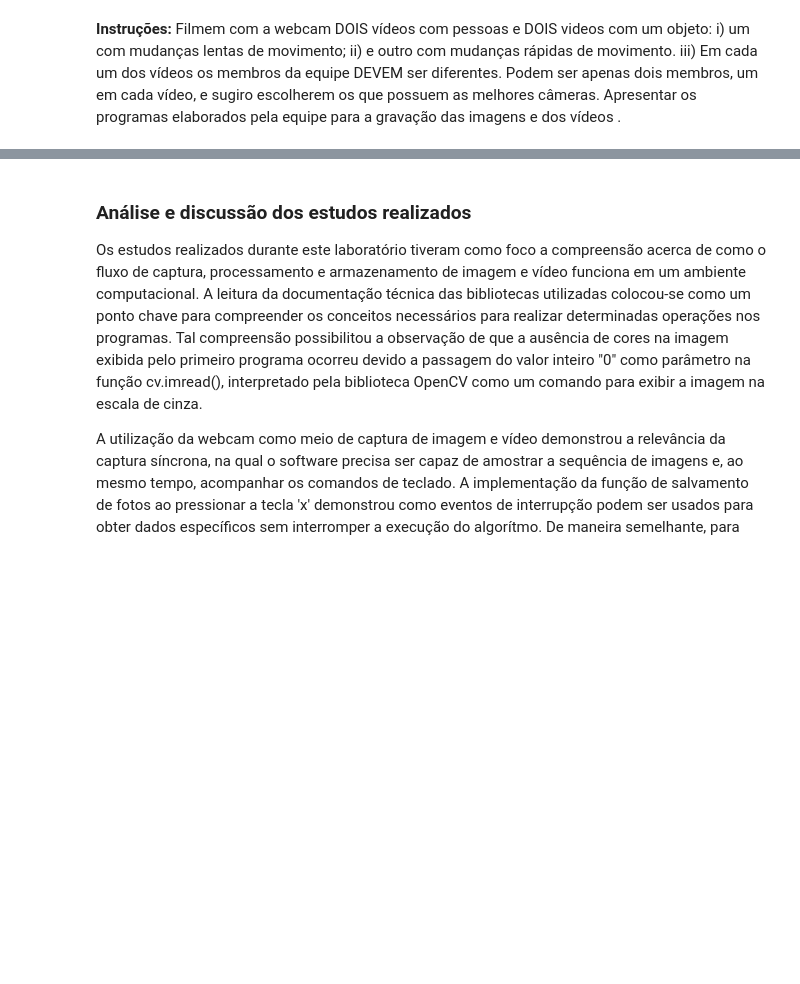
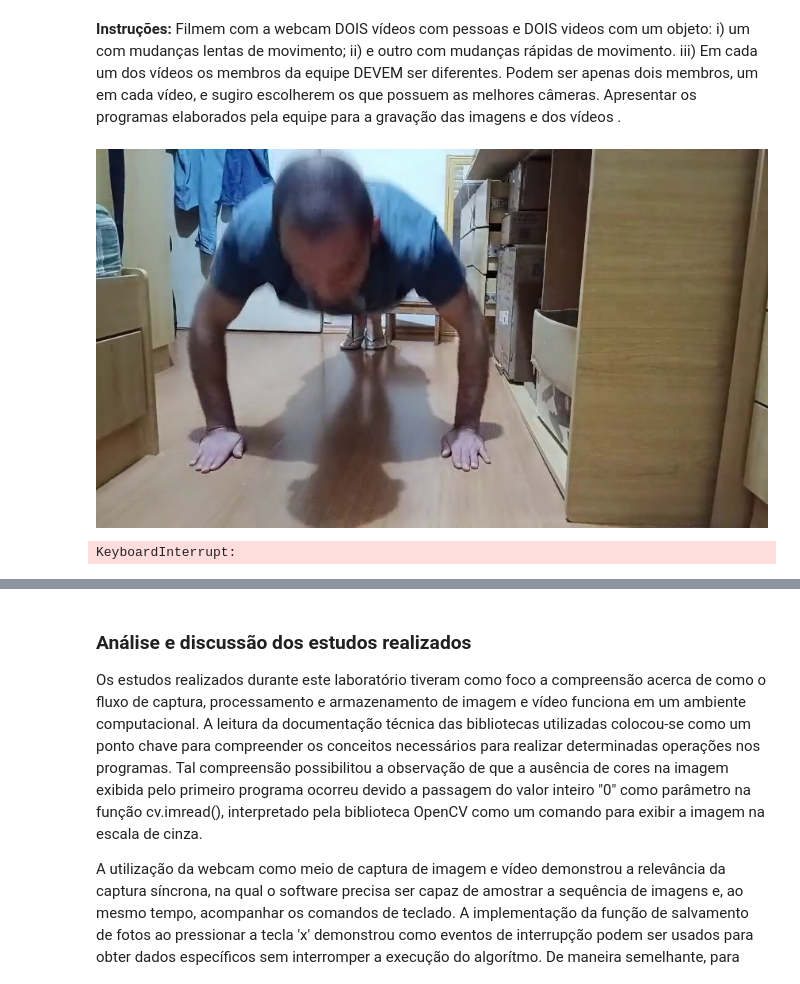
Before and after one commit to MatheusMoselli/image-processing-ufabc-lab2, a Jupyter notebook: Lab2.ipynb, the cells around one changed output, grey strips where cells are left out. Cells and saved outputs as stored; diff of their text form; code cells hidden in the pictures; blank space fills up the shorter version.

Commit message:
feat: add pessoa_rapido video, implement method to display videos

```diff
--- a/Lab2.ipynb
+++ b/Lab2.ipynb
@@ -276,3 +276,33 @@ iii) Em cada um dos vídeos os membros da equipe DEVEM ser diferentes. Podem ser
 dois membros, um em cada vídeo, e sugiro escolherem os que possuem as melhores
 câmeras.
 Apresentar os programas elaborados pela equipe para a gravação das imagens e dos vídeos .
+# %%
+##Exibição vídeos rápidos
+
+import cv2
+import time
+from IPython.display import display, clear_output, Image
+
+cap = cv2.VideoCapture('videos_coletados/pessoa_rapido.avi')
+fps = cap.get(cv2.CAP_PROP_FPS) or 30
+espera = 1 / fps
+
+try:
+    while cap.isOpened():
+        t_inicio = time.time()
+        ret, frame = cap.read()
+        if not ret: break
+
+        _, buffer = cv2.imencode('.jpg', frame)
+
+        clear_output(wait=True)
+        display(Image(data=buffer))
+
+        t_passado = time.time() - t_inicio
+        if t_passado < espera:
+            time.sleep(espera - t_passado)
+finally:
+    cap.release()
+# %% [output]
+[figure, added]
+KeyboardInterrupt:
```
Also changed, not shown: parts of 3 cells of this notebook, 1 other file.
